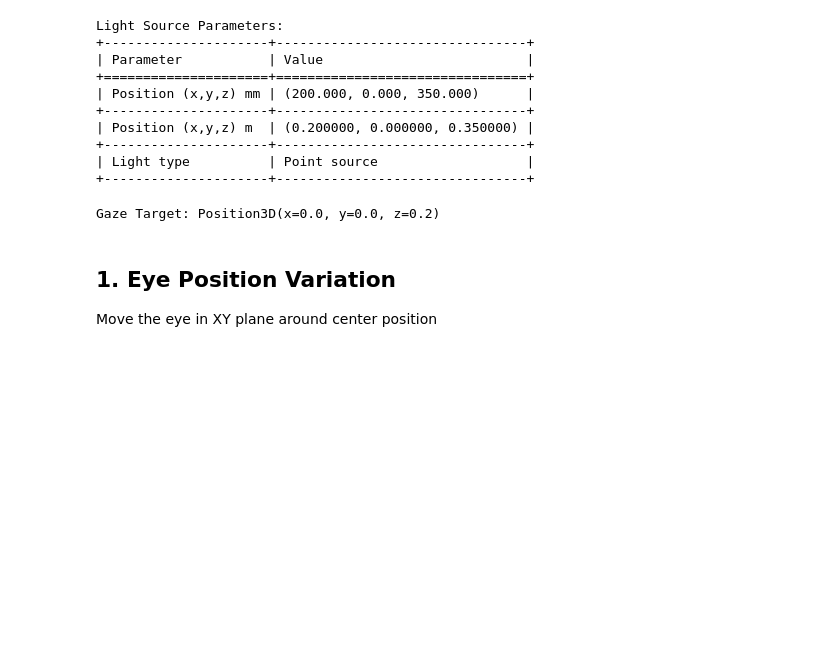
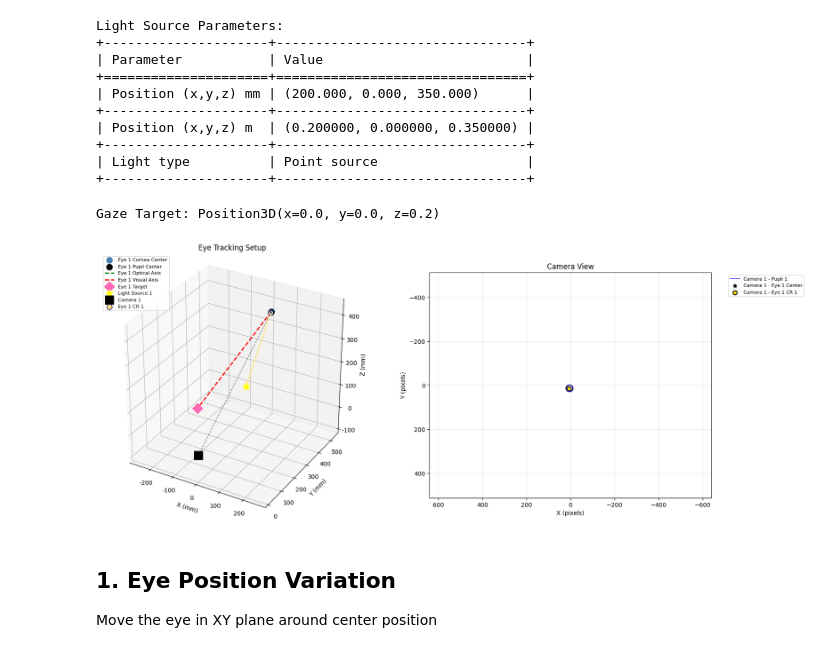
Before and after one commit to mh-salari/pyetsimul, a Jupyter notebook: examples/data_generation_tutorial.ipynb, the cells around one changed output. Saved outputs shown, nothing was run; the diff lists cells and outputs as text; code cells hidden in the pictures; blank space fills up the shorter version.

Commit message:
enhance: add hardware setup visualization to tutorial

```diff
--- a/examples/data_generation_tutorial.ipynb
+++ b/examples/data_generation_tutorial.ipynb
@@ -103,6 +105,19 @@ gaze_target = Position3D(0.0, 0.0, 200e-3)
 print(f"\nGaze Target: {gaze_target}")
 # %% [output]
 Gaze Target: Position3D(x=0.0, y=0.0, z=0.2)
+# %%
+# Visualize the hardware setup
+
+fig = plot_setup_and_camera_view(
+    eyes=[eye],
+    look_at_targets=[gaze_target],
+    cameras=[camera],
+    lights=[light],
+)
+
+plt.show()
+# %% [output]
+[figure, added]
 # %% [markdown]
 ## 1. Eye Position Variation
 
```
Also changed, not shown: parts of 2 cells of this notebook.
